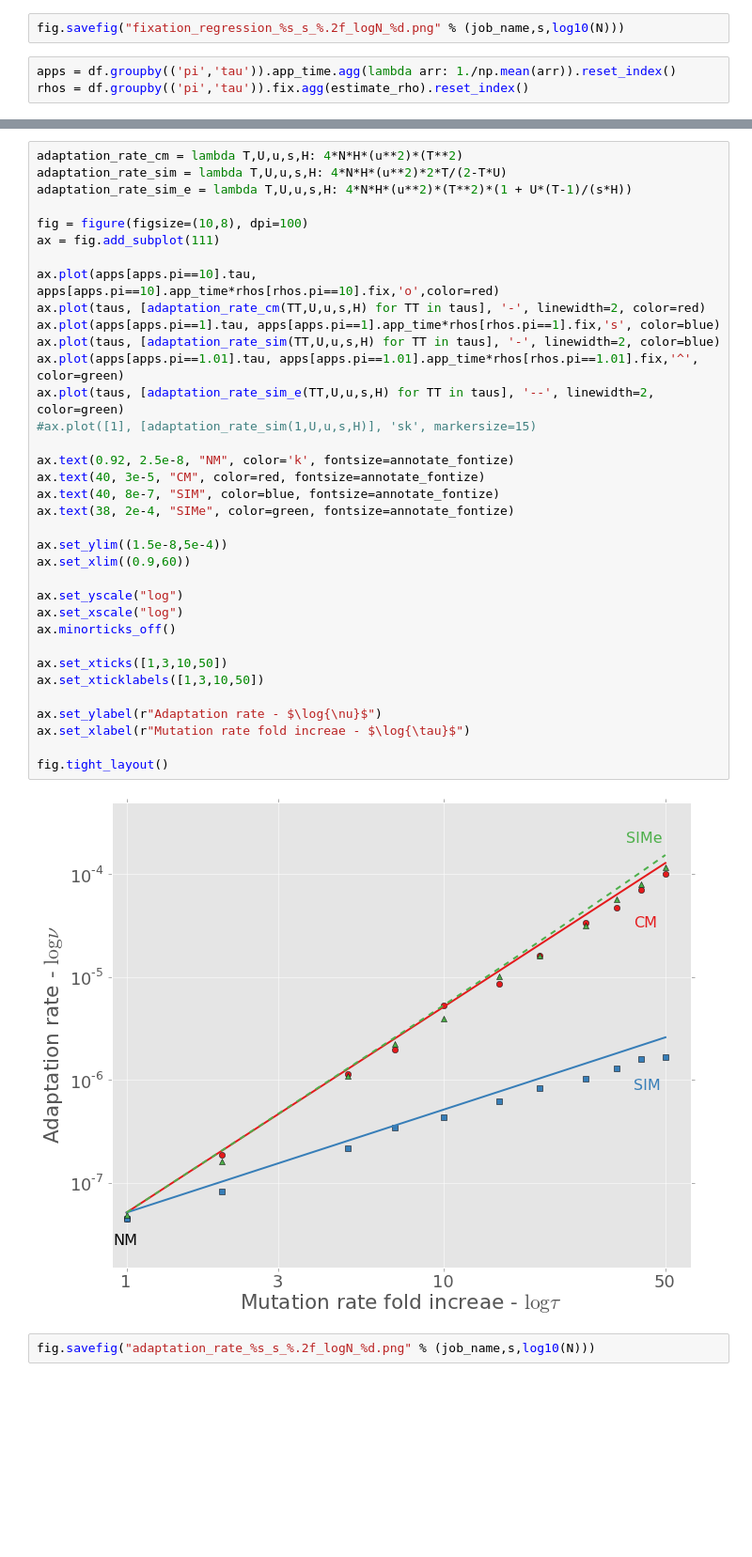
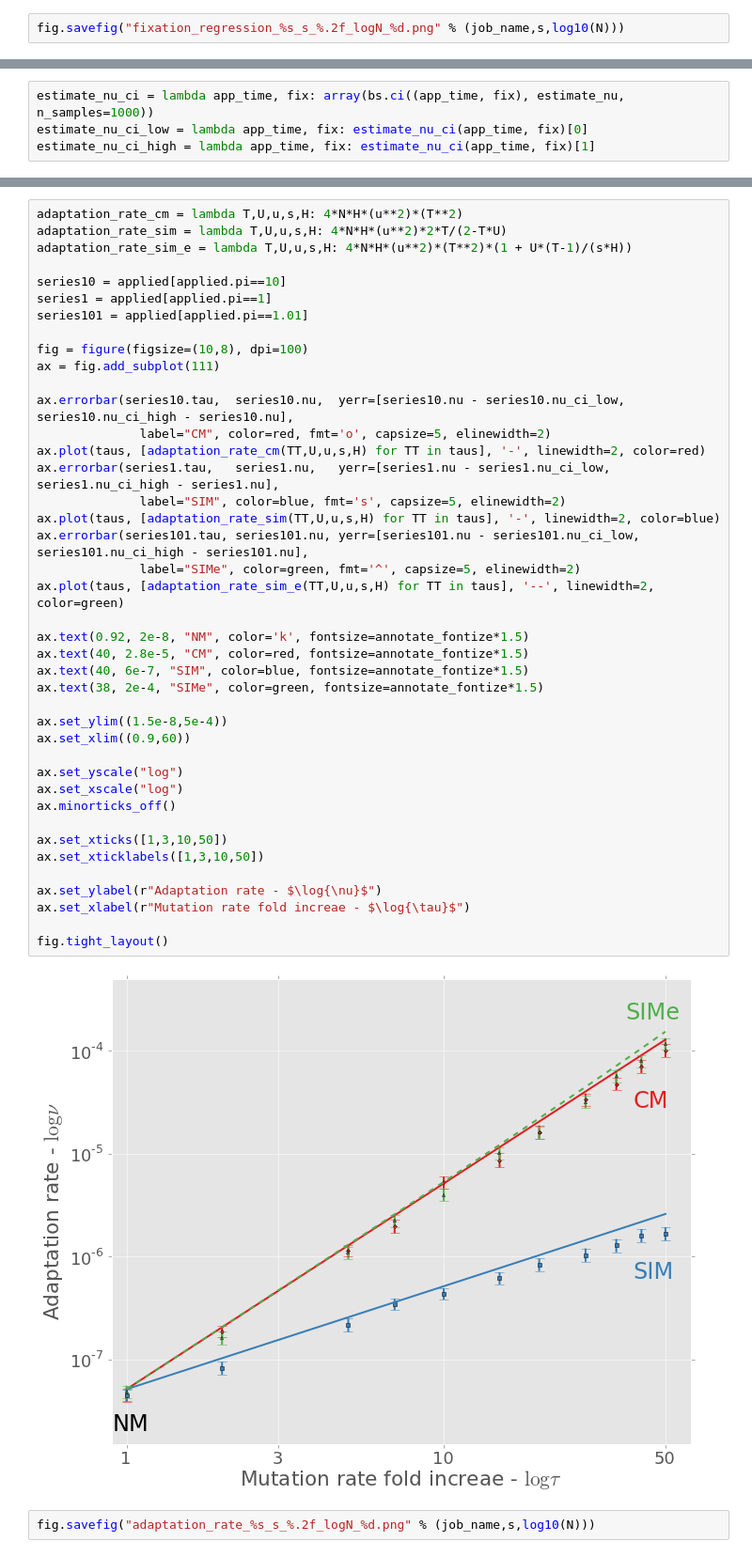
Before and after one commit to yoavram/ruggedsim, a Jupyter notebook: manuscript/simulation2.ipynb, the cells around one changed output, grey strips where cells are left out. Shown at 94% size. Drawn from its saved outputs; the diff is of its cells as text; blank space fills up the shorter version.

Commit message:
almost finished adding ci to adaptation rate figure

```diff
--- a/manuscript/simulation2.ipynb
+++ b/manuscript/simulation2.ipynb
@@ -220,6 +222,3 @@ fig.tight_layout(pad=0)
 [figure]
 # %%
 fig.savefig("fixation_regression_%s_s_%.2f_logN_%d.png" % (job_name,s,log10(N)))
-# %%
-apps = df.groupby(('pi','tau')).app_time.agg(lambda arr: 1./np.mean(arr)).reset_index()
-rhos = df.groupby(('pi','tau')).fix.agg(estimate_rho).reset_index()
@@ -225,0 +230,4 @@ rhos = df.groupby(('pi','tau')).fix.agg(estimate_rho).reset_index()
+# %%
+estimate_nu_ci = lambda app_time, fix: array(bs.ci((app_time, fix), estimate_nu, n_samples=1000))
+estimate_nu_ci_low = lambda app_time, fix: estimate_nu_ci(app_time, fix)[0]
+estimate_nu_ci_high = lambda app_time, fix: estimate_nu_ci(app_time, fix)[1]
@@ -226,39 +241,45 @@ rhos = df.groupby(('pi','tau')).fix.agg(estimate_rho).reset_index()
 # %%
 adaptation_rate_cm = lambda T,U,u,s,H: 4*N*H*(u**2)*(T**2)
 adaptation_rate_sim = lambda T,U,u,s,H: 4*N*H*(u**2)*2*T/(2-T*U)
 adaptation_rate_sim_e = lambda T,U,u,s,H: 4*N*H*(u**2)*(T**2)*(1 + U*(T-1)/(s*H))
 
+series10 = applied[applied.pi==10]
+series1 = applied[applied.pi==1]
+series101 = applied[applied.pi==1.01]
+
 fig = figure(figsize=(10,8), dpi=100)
 ax = fig.add_subplot(111)
 
-ax.plot(apps[apps.pi==10].tau, apps[apps.pi==10].app_time*rhos[rhos.pi==10].fix,'o',color=red)
+ax.errorbar(series10.tau,  series10.nu,  yerr=[series10.nu - series10.nu_ci_low, series10.nu_ci_high - series10.nu],
+              label="CM", color=red, fmt='o', capsize=5, elinewidth=2)
 ax.plot(taus, [adaptation_rate_cm(TT,U,u,s,H) for TT in taus], '-', linewidth=2, color=red)
-ax.plot(apps[apps.pi==1].tau, apps[apps.pi==1].app_time*rhos[rhos.pi==1].fix,'s', color=blue)
+ax.errorbar(series1.tau,   series1.nu,   yerr=[series1.nu - series1.nu_ci_low, series1.nu_ci_high - series1.nu],
+              label="SIM", color=blue, fmt='s', capsize=5, elinewidth=2)
 ax.plot(taus, [adaptation_rate_sim(TT,U,u,s,H) for TT in taus], '-', linewidth=2, color=blue)
-ax.plot(apps[apps.pi==1.01].tau, apps[apps.pi==1.01].app_time*rhos[rhos.pi==1.01].fix,'^', color=green)
+ax.errorbar(series101.tau, series101.nu, yerr=[series101.nu - series101.nu_ci_low, series101.nu_ci_high - series101.nu],
+              label="SIMe", color=green, fmt='^', capsize=5, elinewidth=2)
 ax.plot(taus, [adaptation_rate_sim_e(TT,U,u,s,H) for TT in taus], '--', linewidth=2, color=green)
-#ax.plot([1], [adaptation_rate_sim(1,U,u,s,H)], 'sk', markersize=15)
 
-ax.text(0.92, 2.5e-8, "NM", color='k', fontsize=annotate_fontize)
-ax.text(40, 3e-5, "CM", color=red, fontsize=annotate_fontize)
-ax.text(40, 8e-7, "SIM", color=blue, fontsize=annotate_fontize)
-ax.text(38, 2e-4, "SIMe", color=green, fontsize=annotate_fontize)
+ax.text(0.92, 2e-8, "NM", color='k', fontsize=annotate_fontize*1.5)
+ax.text(40, 2.8e-5, "CM", color=red, fontsize=annotate_fontize*1.5)
+ax.text(40, 6e-7, "SIM", color=blue, fontsize=annotate_fontize*1.5)
+ax.text(38, 2e-4, "SIMe", color=green, fontsize=annotate_fontize*1.5)
 
 ax.set_ylim((1.5e-8,5e-4))
 ax.set_xlim((0.9,60))
 
 ax.set_yscale("log")
 ax.set_xscale("log")
 ax.minorticks_off()
 
 ax.set_xticks([1,3,10,50])
 ax.set_xticklabels([1,3,10,50])
 
 ax.set_ylabel(r"Adaptation rate - $\log{\nu}$")
 ax.set_xlabel(r"Mutation rate fold increae - $\log{\tau}$")
 
 fig.tight_layout()
 # %% [output]
-[figure, old version]
+[figure, new version]
 # %%
 fig.savefig("adaptation_rate_%s_s_%.2f_logN_%d.png" % (job_name,s,log10(N)))
```
Also changed, not shown: parts of 10 cells of this notebook.
